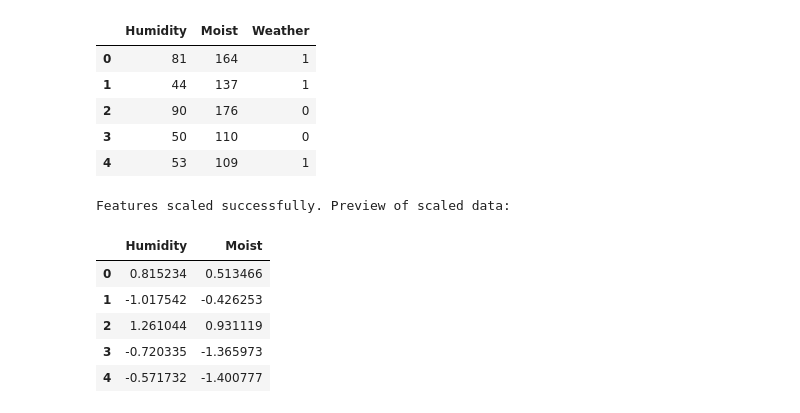
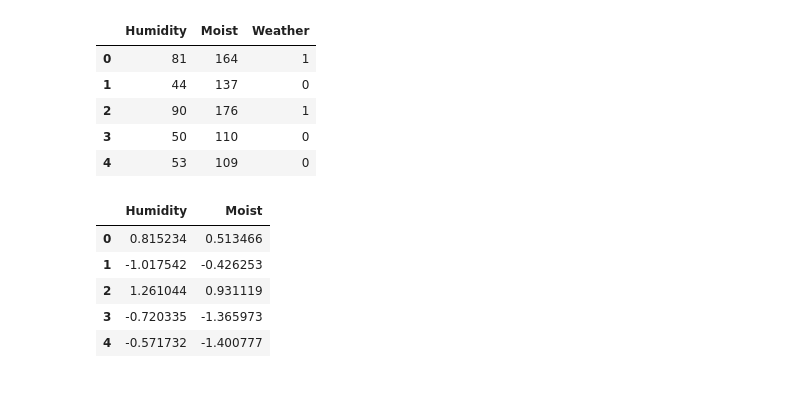
Before and after one commit to strange-exe/ml-lab, a Jupyter notebook: svm.ipynb, the cells around one changed output. Saved outputs shown, nothing was run; the diff lists cells and outputs as text; code cells hidden in the pictures.

```diff
--- a/svm.ipynb
+++ b/svm.ipynb
@@ -8,18 +8,21 @@ from sklearn.metrics import classification_report,confusion_matrix
 from sklearn.model_selection import train_test_split
 from sklearn.svm import SVC
 # %%
-rows=10000
 np.random.seed(42)
-data={"Humidity":np.random.randint(30,100,rows),"Moist":np.random.randint(100,200,rows),"Weather":np.random.choice((0,1),rows)}
-df=pd.DataFrame(data)
+rows = 10000
+humidity = np.random.randint(30, 100, rows)
+moist = np.random.randint(100, 200, rows)
+weather = ((0.75 * humidity + 0.25 * moist) > 95).astype(int)
+data = {"Humidity": humidity, "Moist": moist, "Weather": weather}
+df = pd.DataFrame(data)
 df.head()
 # %% [output]
 |  | Humidity | Moist | Weather |
 | 0 | 81 | 164 | 1 |
-| 1 | 44 | 137 | 1 |
-| 2 | 90 | 176 | 0 |
+| 1 | 44 | 137 | 0 |
+| 2 | 90 | 176 | 1 |
 | 3 | 50 | 110 | 0 |
-| 4 | 53 | 109 | 1 |
+| 4 | 53 | 109 | 0 |
 # %%
 x=df.drop(columns=["Weather"])
 y=df["Weather"]
@@ -27,10 +30,8 @@ y=df["Weather"]
 scaler = StandardScaler()
 x_scaled = scaler.fit_transform(x)
 x = pd.DataFrame(x_scaled, columns=x.columns)
-print("Features scaled successfully. Preview of scaled data:")
-display(x.head())
+x.head()
 # %% [output]
-Features scaled successfully. Preview of scaled data:
 |  | Humidity | Moist |
 | 0 | 0.815234 | 0.513466 |
 | 1 | -1.017542 | -0.426253 |
```
Also changed, not shown: parts of 2 cells of this notebook.
